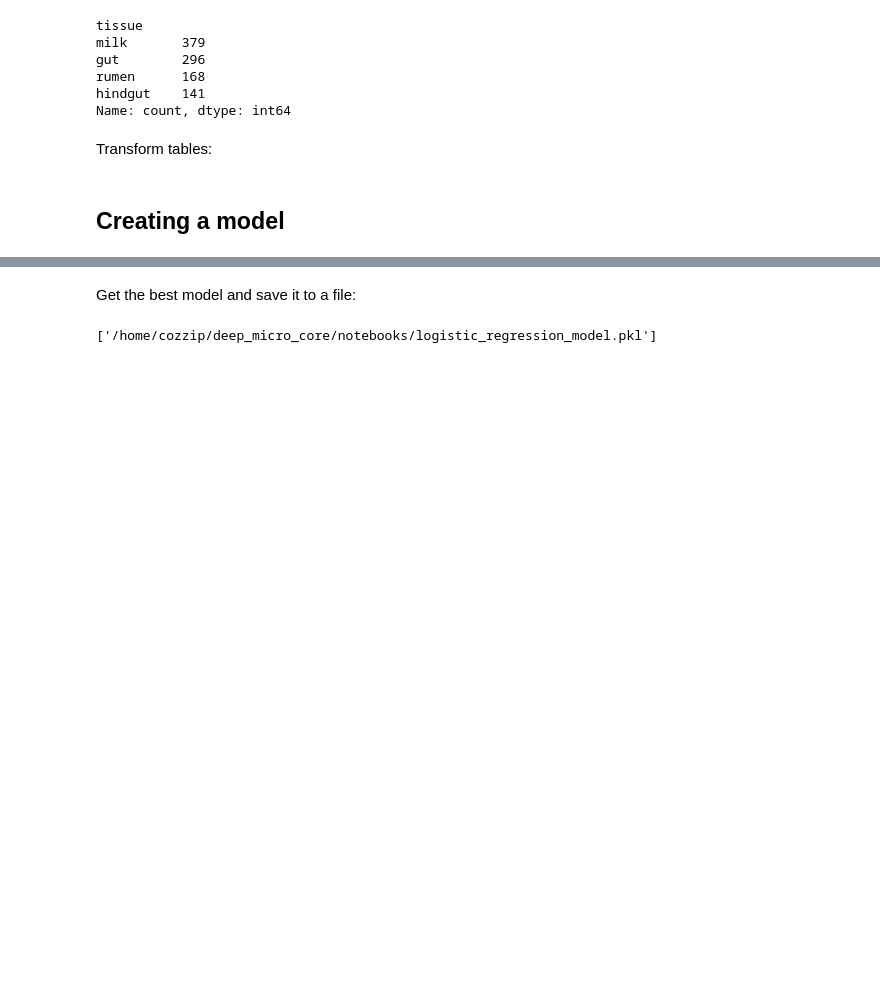
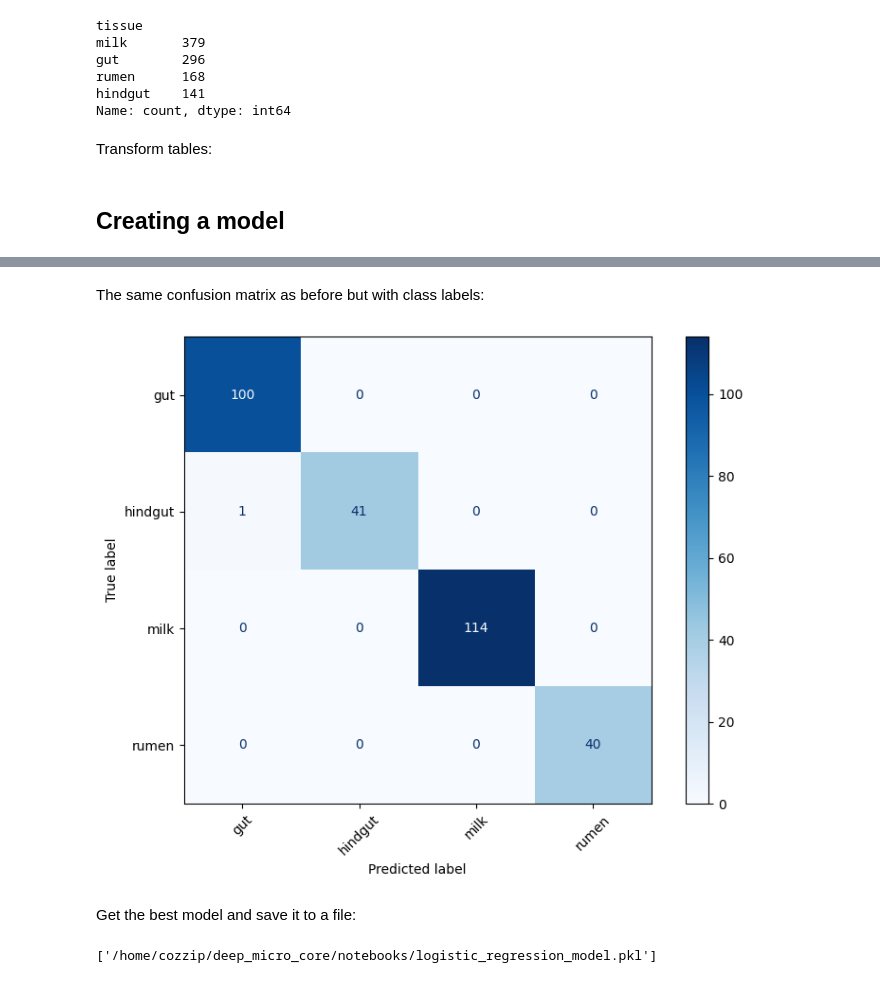
Before and after one commit to filippob/deep_micro_core, a Jupyter notebook: notebooks/03-logistic_regression.ipynb, the cells around one changed output, grey strips where cells are left out. Drawn from its saved outputs; the diff is of its cells as text; code cells hidden in the pictures; blank space fills up the shorter version.

```diff
--- a/notebooks/03-logistic_regression.ipynb
+++ b/notebooks/03-logistic_regression.ipynb
@@ -134,3 +141,19 @@ plt.show()
+# %% [markdown]
+The same confusion matrix as before but with class labels:
+# %%
+# fallback: unione ordinata di y_true e y_pred per garantire tutte le etichette
+class_names = np.unique(np.concatenate([y_test.astype(str), y_pred.astype(str)]))
+
+# Ricomponi la confusion matrix usando le etichette testuali e visualizza
+cm = confusion_matrix(y_test, y_pred, labels=class_names)
+disp = ConfusionMatrixDisplay(confusion_matrix=cm, display_labels=class_names)
+
+fig, ax = plt.subplots(figsize=(8, 6))
+disp.plot(ax=ax, xticks_rotation=45, cmap="Blues", values_format='d')
+plt.tight_layout()
+plt.show()
+# %% [output]
+[figure, added]
 # %% [markdown]
 Get the best model and save it to a file:
 # %%
```
Also changed, not shown: parts of 7 cells of this notebook, 1 other file.
